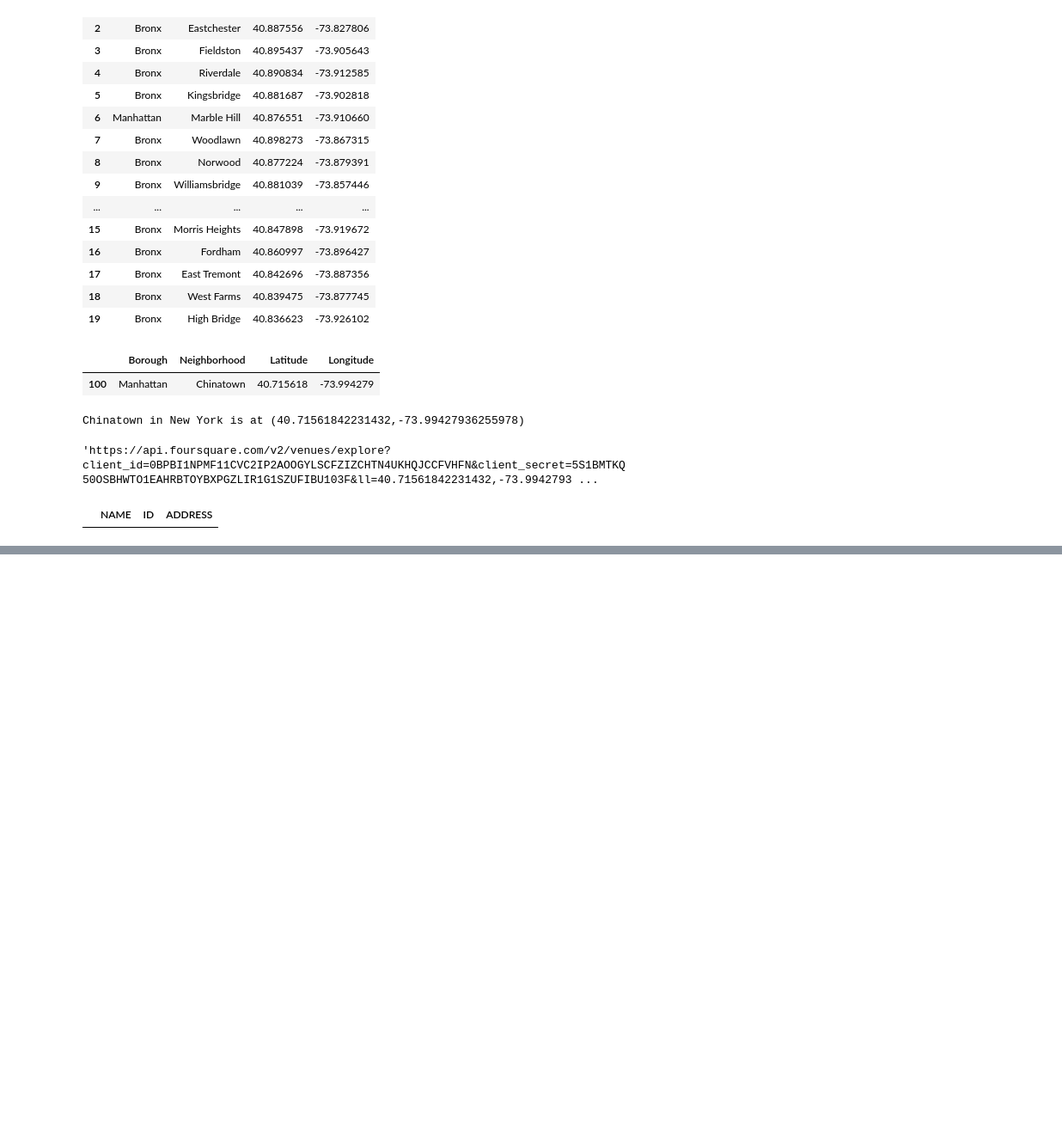
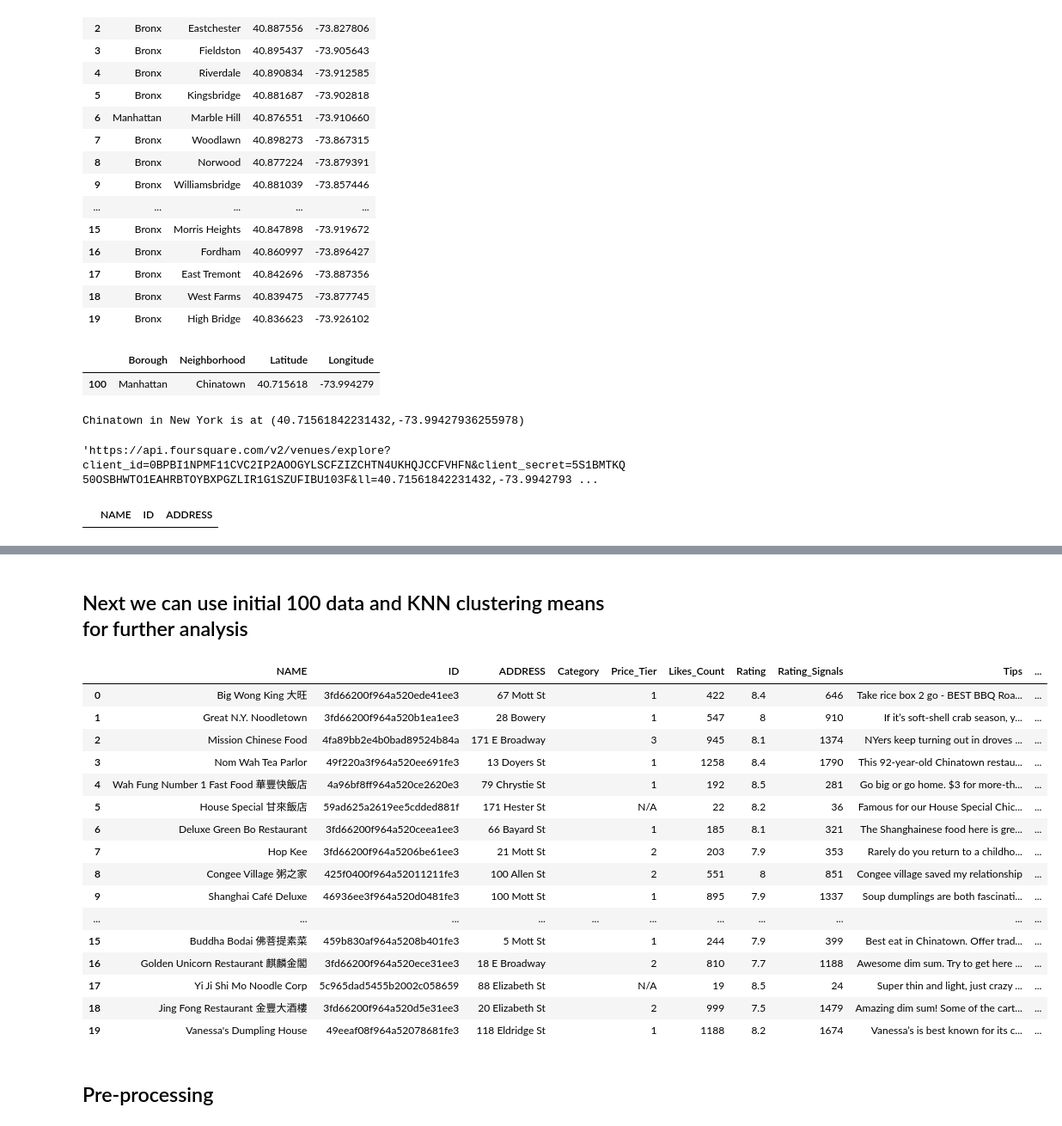
Before and after one commit to bluefronts/Coursera_Capstone, a Jupyter notebook: Week 4&5 Project.ipynb, the cells around one changed output, grey strips where cells are left out. Shown at 86% size. Cells and saved outputs as stored; diff of their text form; code cells hidden in the pictures; blank space fills up the shorter version.

```diff
--- a/Week 4&5 Project.ipynb
+++ b/Week 4&5 Project.ipynb
@@ -385,0 +381,25 @@ map_chinatown
+# %% [markdown]
+## Next we can use initial 100 data and KNN clustering means for further analysis
+# %%
+# let's take a look at the dataframe with 100 rows first --- df1
+df1.head(20)
+# %% [output]
+|  | NAME | ID | ADDRESS | Category | Price_Tier | Likes_Count | Rating | Rating_Signals | Tips | ... |
+| 0 | Big Wong King 大旺 | 3fd66200f964a520ede41ee3 | 67 Mott St |  | 1 | 422 | 8.4 | 646 | Take rice box 2 go - BEST BBQ Roa... | ... |
+| 1 | Great N.Y. Noodletown | 3fd66200f964a520b1ea1ee3 | 28 Bowery |  | 1 | 547 | 8 | 910 | If it’s soft-shell crab season, y... | ... |
+| 2 | Mission Chinese Food | 4fa89bb2e4b0bad89524b84a | 171 E Broadway |  | 3 | 945 | 8.1 | 1374 | NYers keep turning out in droves ... | ... |
+| 3 | Nom Wah Tea Parlor | 49f220a3f964a520ee691fe3 | 13 Doyers St |  | 1 | 1258 | 8.4 | 1790 | This 92-year-old Chinatown restau... | ... |
+| 4 | Wah Fung Number 1 Fast Food 華豐快飯店 | 4a96bf8ff964a520ce2620e3 | 79 Chrystie St |  | 1 | 192 | 8.5 | 281 | Go big or go home. $3 for more-th... | ... |
+| 5 | House Special 甘來飯店 | 59ad625a2619ee5cdded881f | 171 Hester St |  | N/A | 22 | 8.2 | 36 | Famous for our House Special Chic... | ... |
+| 6 | Deluxe Green Bo Restaurant | 3fd66200f964a520ceea1ee3 | 66 Bayard St |  | 1 | 185 | 8.1 | 321 | The Shanghainese food here is gre... | ... |
+| 7 | Hop Kee | 3fd66200f964a5206be61ee3 | 21 Mott St |  | 2 | 203 | 7.9 | 353 | Rarely do you return to a childho... | ... |
+| 8 | Congee Village 粥之家 | 425f0400f964a52011211fe3 | 100 Allen St |  | 2 | 551 | 8 | 851 | Congee village saved my relationship | ... |
+| 9 | Shanghai Café Deluxe | 46936ee3f964a520d0481fe3 | 100 Mott St |  | 1 | 895 | 7.9 | 1337 | Soup dumplings are both fascinati... | ... |
+| ... | ... | ... | ... | ... | ... | ... | ... | ... | ... | ... |
+| 15 | Buddha Bodai 佛菩提素菜 | 459b830af964a5208b401fe3 | 5 Mott St |  | 1 | 244 | 7.9 | 399 | Best eat in Chinatown. Offer trad... | ... |
+| 16 | Golden Unicorn Restaurant 麒麟金閣 | 3fd66200f964a520ece31ee3 | 18 E Broadway |  | 2 | 810 | 7.7 | 1188 | Awesome dim sum. Try to get here ... | ... |
+| 17 | Yi Ji Shi Mo Noodle Corp | 5c965dad5455b2002c058659 | 88 Elizabeth St |  | N/A | 19 | 8.5 | 24 | Super thin and light, just crazy ... | ... |
+| 18 | Jing Fong Restaurant 金豐大酒樓 | 3fd66200f964a520d5e31ee3 | 20 Elizabeth St |  | 2 | 999 | 7.5 | 1479 | Amazing dim sum! Some of the cart... | ... |
+| 19 | Vanessa's Dumpling House | 49eeaf08f964a52078681fe3 | 118 Eldridge St |  | 1 | 1188 | 8.2 | 1674 | Vanessa’s is best known for its c... | ... |
+# %% [markdown]
+## Pre-processing
```
Also changed, not shown: parts of 29 cells of this notebook.
